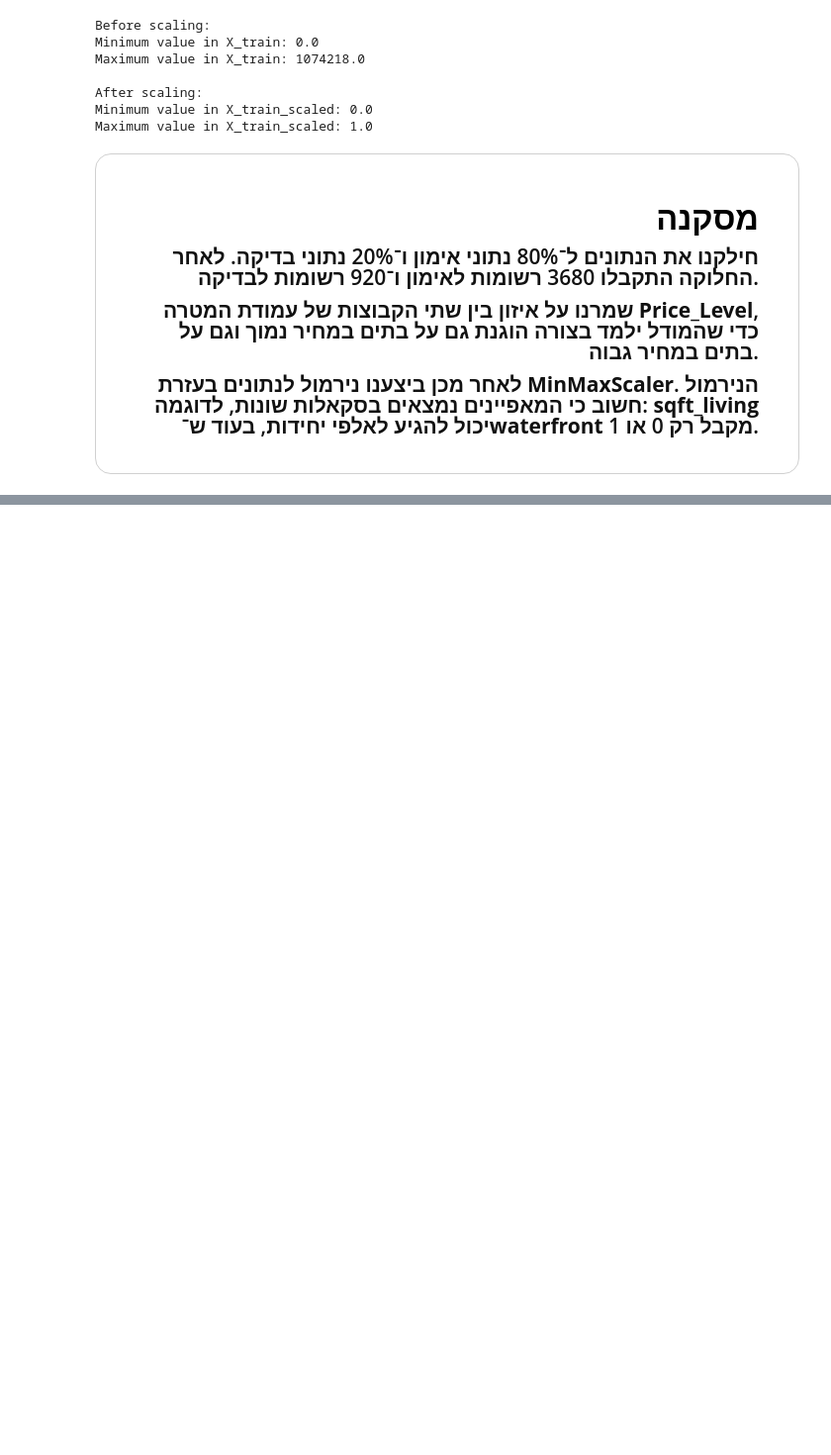
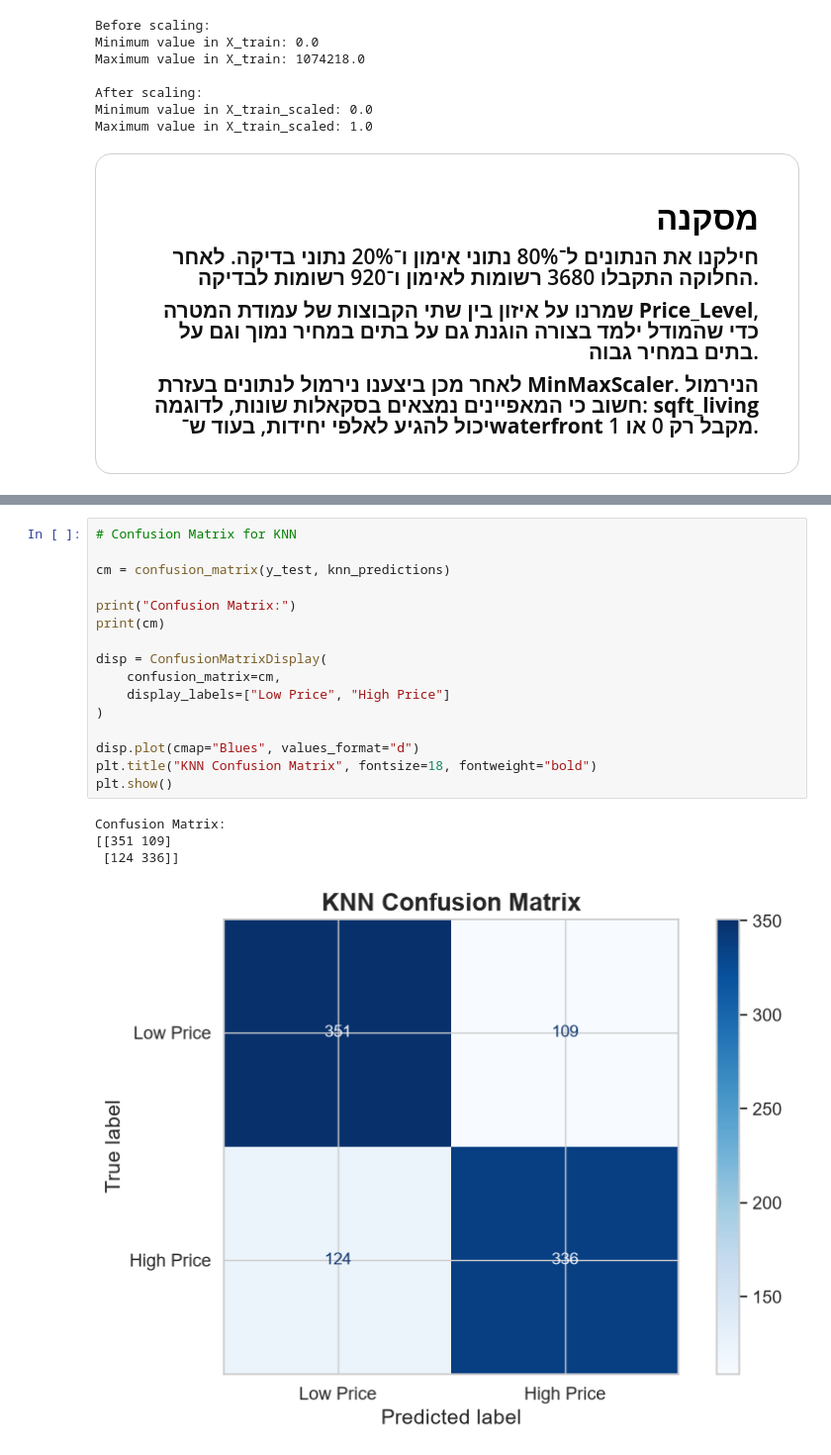
Before and after one commit to MhmdRayanm7/House-Price-Prediction-ML, a Jupyter notebook: notebooks/House_Price_Project.ipynb, the cells around one changed output, grey strips where cells are left out. Shown at 99% size. Cells and saved outputs as stored; diff of their text form; blank space fills up the shorter version.

```diff
--- a/notebooks/House_Price_Project.ipynb
+++ b/notebooks/House_Price_Project.ipynb
@@ -1148,0 +1270,21 @@ Maximum value in X_train_scaled: 1.0
+# %%
+# Confusion Matrix for KNN
+
+cm = confusion_matrix(y_test, knn_predictions)
+
+print("Confusion Matrix:")
+print(cm)
+
+disp = ConfusionMatrixDisplay(
+    confusion_matrix=cm,
+    display_labels=["Low Price", "High Price"]
+)
+
+disp.plot(cmap="Blues", values_format="d")
+plt.title("KNN Confusion Matrix", fontsize=18, fontweight="bold")
+plt.show()
+# %% [output]
+Confusion Matrix:
+[[351 109]
+ [124 336]]
+[figure, added]
```
Also changed, not shown: parts of 9 cells of this notebook.
